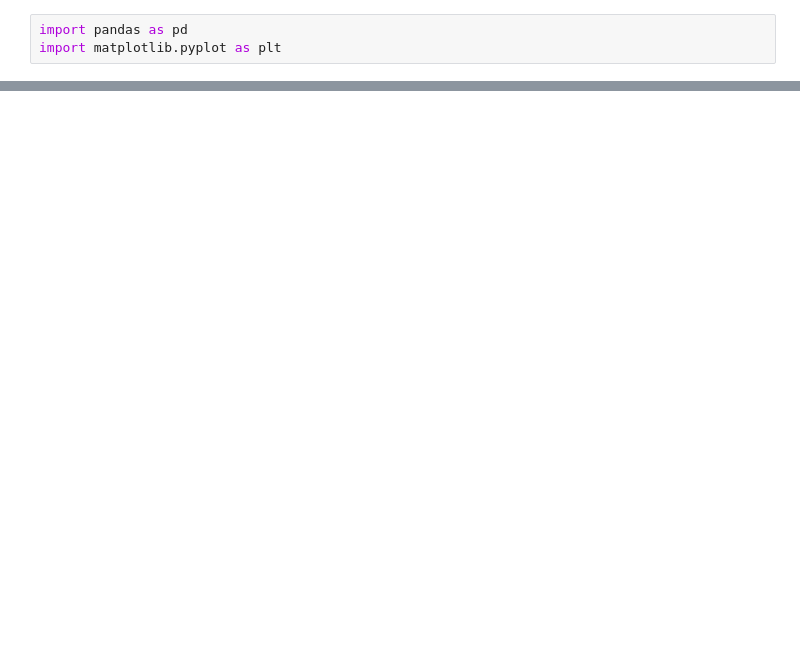
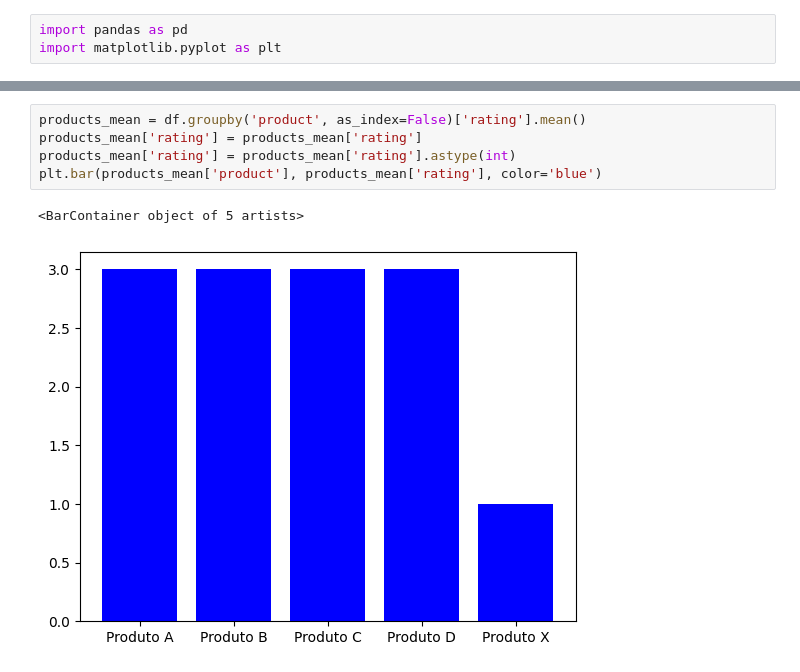
Before and after one commit to Jhon-Mota/Ecommerce_Data, a Jupyter notebook: Plots.ipynb, the cells around one changed output, grey strips where cells are left out. Drawn from its saved outputs; the diff is of its cells as text; blank space fills up the shorter version.

```diff
--- a/Plots.ipynb
+++ b/Plots.ipynb
@@ -54,3 +83,11 @@ Loja física    0.77%
 Online         1.24%
 dtype: object
 [figure]
+# %%
+products_mean = df.groupby('product', as_index=False)['rating'].mean()
+products_mean['rating'] = products_mean['rating']
+products_mean['rating'] = products_mean['rating'].astype(int)
+plt.bar(products_mean['product'], products_mean['rating'], color='blue')
+# %% [output]
+<BarContainer object of 5 artists>
+[figure, added]
```
Also changed, not shown: parts of 5 cells of this notebook.
